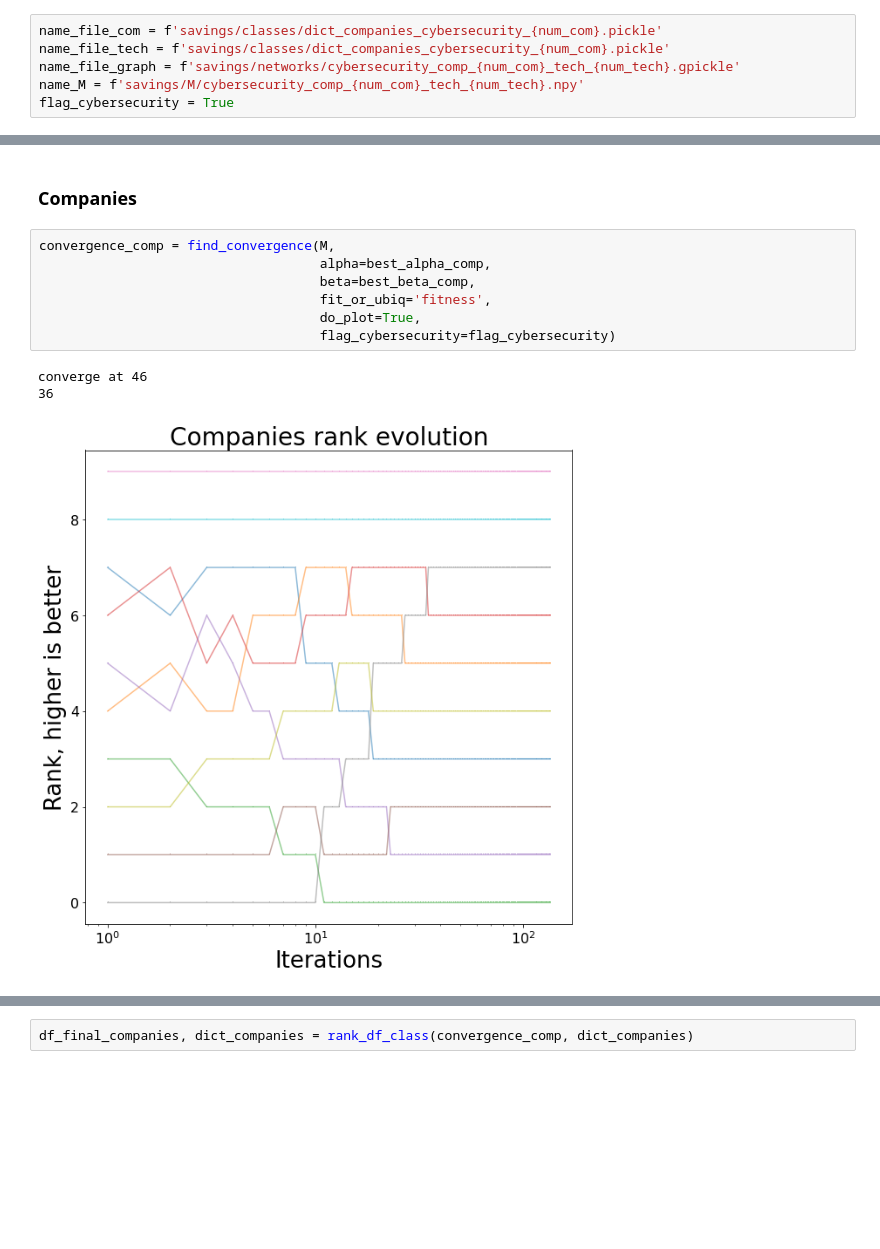
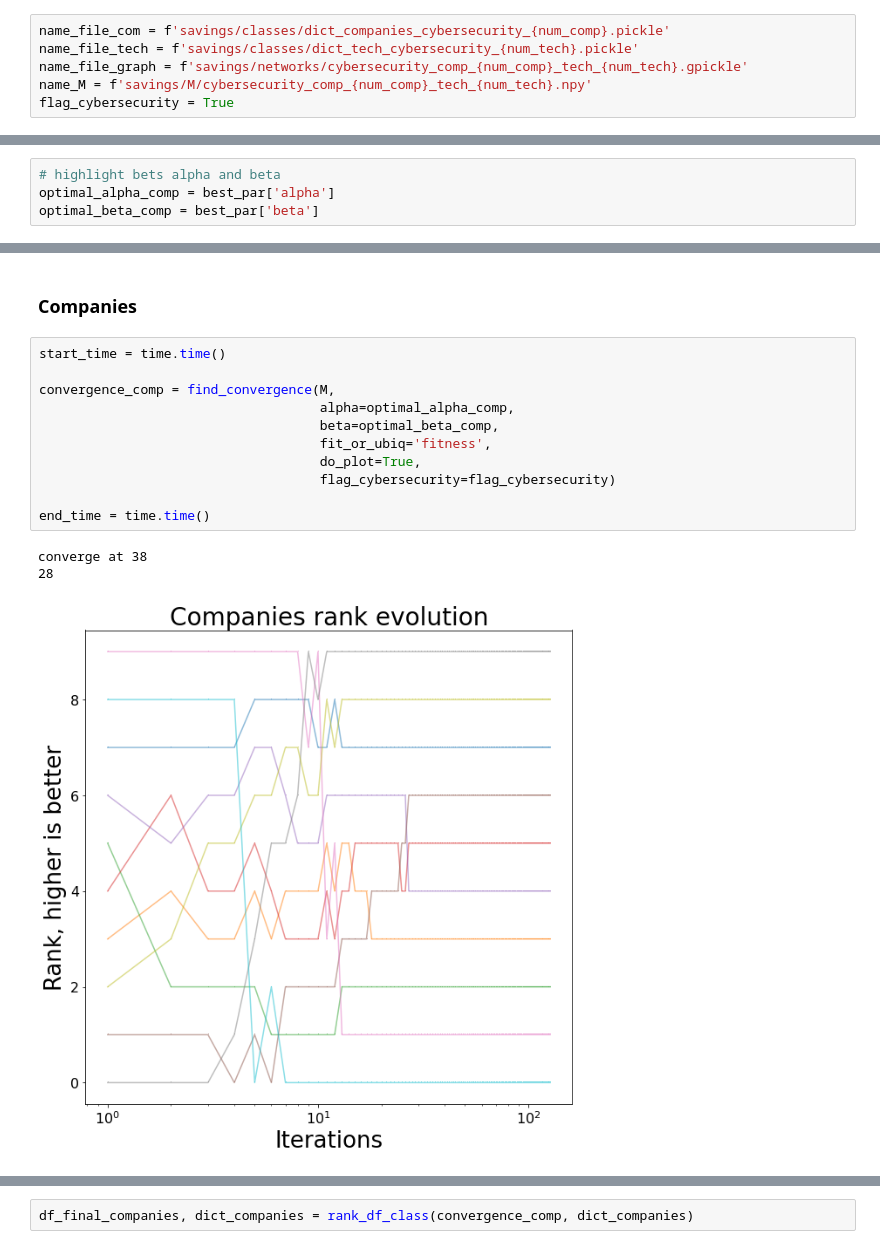
Before and after one commit to technometrics-lab/5-TechRank, a Jupyter notebook: main(3).ipynb, the cells around one changed output, grey strips where cells are left out. Drawn from its saved outputs; the diff is of its cells as text; blank space fills up the shorter version.

```diff
--- a/main(3).ipynb
+++ b/main(3).ipynb
@@ -82,8 +86,8 @@ preferences_comp = {"previous_investments":100,
 # %%
-name_file_com = f'savings/classes/dict_companies_cybersecurity_{num_com}.pickle'
-name_file_tech = f'savings/classes/dict_companies_cybersecurity_{num_com}.pickle'
-name_file_graph = f'savings/networks/cybersecurity_comp_{num_com}_tech_{num_tech}.gpickle'
-name_M = f'savings/M/cybersecurity_comp_{num_com}_tech_{num_tech}.npy'
+name_file_com = f'savings/classes/dict_companies_cybersecurity_{num_comp}.pickle'
+name_file_tech = f'savings/classes/dict_tech_cybersecurity_{num_tech}.pickle'
+name_file_graph = f'savings/networks/cybersecurity_comp_{num_comp}_tech_{num_tech}.gpickle'
+name_M = f'savings/M/cybersecurity_comp_{num_comp}_tech_{num_tech}.npy'
 flag_cybersecurity = True
 # %%
 with open(name_file_com, 'rb') as f:
@@ -161,0 +163,4 @@ M_test_triangular(adj_matrix_dense, flag_cybersecurity)
+# %%
+# highlight bets alpha and beta
+optimal_alpha_comp = best_par['alpha']
+optimal_beta_comp = best_par['beta']
@@ -192,13 +231,17 @@ w^{(n+1)}_t (\alpha,\beta) = \sum_{c=1}^{N_c}  G_{tc}(\alpha) \, w^{(n)}_c (\alp
 # %% [markdown]
 ### **Companies**  <a class="anchor" id="rank_com"></a>
 # %%
+start_time = time.time()
+
 convergence_comp = find_convergence(M,
-                                    alpha=best_alpha_comp,
-                                    beta=best_beta_comp,
+                                    alpha=optimal_alpha_comp,
+                                    beta=optimal_beta_comp,
                                     fit_or_ubiq='fitness',
                                     do_plot=True,
                                     flag_cybersecurity=flag_cybersecurity)
+
+end_time = time.time()
 # %% [output]
-converge at 46
-36
+converge at 38
+28
-[figure, old version]
+[figure, new version]
```
Also changed, not shown: parts of 36 cells of this notebook, 26 other files.
